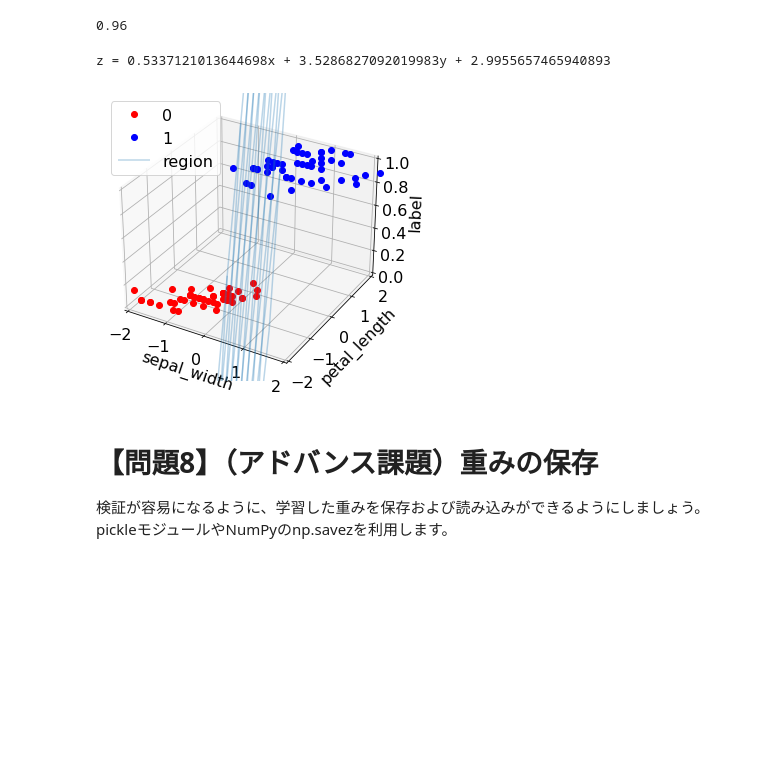
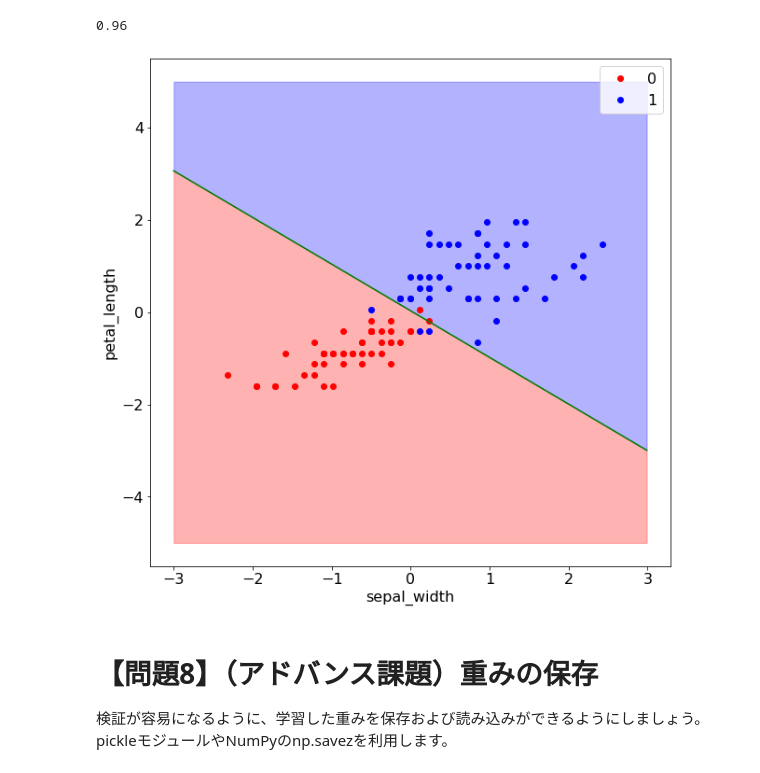
Before and after one commit to Go-to-Ray/diveintocode-ml-1, a Jupyter notebook: term1/scratch_logistic_regression.ipynb, the cells around one changed output. Saved outputs shown, nothing was run; the diff lists cells and outputs as text; code cells hidden in the pictures; blank space fills up the shorter version.

```diff
--- a/term1/scratch_logistic_regression.ipynb
+++ b/term1/scratch_logistic_regression.ipynb
@@ -191,7 +192,7 @@ class ScratchLogisticRegression():
       検証データに対する損失の記録
 
     """
-    def __init__(self,num_iter=10000,lam=1e-3,lr=1e-2,bias=True, verbose=False,name="empty"):
+    def __init__(self,num_iter=1000,lam=1e-3,lr=1e-2,bias=True, verbose=False,name="empty"):
         # ハイパーパラメータを属性として記録
         self.iter = num_iter
         self.lr = lr
@@ -264,10 +265,12 @@ class ScratchLogisticRegression():
                     print("精度（平均2乗誤差）:{}\n".format(MSE(self.predict(self.X_val),self.y_val)))
         else:  #検証データが入力されない場合
             error = self._gradient_descent(self.X)
-            self.loss[0] =  loss_func(self.predict(self.X),y)
+            self.loss[0] = loss_func(self.predict(self.X),y,self.theta,self.lam)
+            self.val_loss[0] = loss_func(self.predict(self.X_val),y_val,self.theta,self.lam)
             for i in range(self.iter-1):
                 error = self._gradient_descent(self.X,error)
-                self.loss[i+1] = loss_func(self.predict(self.X),y)
+                self.loss[i+1] = loss_func(self.predict_proba(self.X),self.y,self.theta,self.lam)
+                self.val_loss[i+1] = loss_func(self.predict_proba(self.X_val),self.y_val,self.theta,self.lam)
                 if self.verbose:
                     #verboseをTrueにした際は学習過程を出力
                     print("{}回目".format(i+1))
@@ -546,43 +592,33 @@ accuracy_score(y_test,y_pred)
 0.96
 # %%
 X2 = StandardScaler().fit_transform(np.array(X))
-x1 = np.arange(-2,2,0.4)
-y1 = np.arange(-2,2,0.4)
-bias = slr_plot2.theta[0,0]
+x = np.arange(-3,3,0.01)
+c = slr_plot2.theta[0,0]
 a = slr_plot2.theta[0,1]
 b = slr_plot2.theta[0,2]
-X1, Y1 = np.meshgrid(x1, y1)
-Z1 = bias + X1*a + Y1*b
+y = (-a*x-c+0.5)/b
 
 bias = slr_plot2.theta[0,0]
-print("z = {}x + {}y + {}".format(*slr_plot2.theta[0]))
-plt.rcParams["font.size"] = 16
-fig = plt.figure()
-ax1 = Axes3D(fig)
+fig,ax1 = plt.subplots(1,1,figsize=(10,10))
 ax1.set_xlabel(X.keys()[0])
 ax1.set_ylabel(X.keys()[1])
-ax1.set_zlabel("label")
-ax1.set_xlim(-2,2)
-ax1.set_ylim(-2,2)
-ax1.set_zlim(0,1)
 
 # データプロットする。
-ax1.plot_wireframe(X1, Y1, Z1, label='region',alpha=0.3)
 x1 = X2[:50,0]
 y1 = X2[:50,1]
-z1 = 0
 x2 = X2[50:100,0]
 y2 = X2[50:100,1]
-z2 = 1
-ax1.plot(x1,y1,z1,marker="o",linestyle="None",color="r",label=0)
-ax1.plot(x2,y2,z2,marker="o",linestyle="None",color="b",label=1)
+ax1.plot(x1,y1,marker="o",linestyle="None",color="r",label=0)
+ax1.plot(x2,y2,marker="o",linestyle="None",color="b",label=1)
+ax1.plot(x,y,linestyle="-",color = "g")
+ax1.fill_between(x,y,5,color="b",alpha=0.3)
+ax1.fill_between(x,y,-5,color="r",alpha=0.3)
 ax1.legend()
 # グラフを表示する。
 plt.show()
 plt.close()
 # %% [output]
-z = 0.5337121013644698x + 3.5286827092019983y + 2.9955657465940893
-[figure, old version]
+[figure, new version]
 # %% [markdown]
 # 【問題8】（アドバンス課題）重みの保存
 検証が容易になるように、学習した重みを保存および読み込みができるようにしましょう。pickleモジュールやNumPyのnp.savezを利用します。
```
Also changed, not shown: parts of 14 cells of this notebook.
